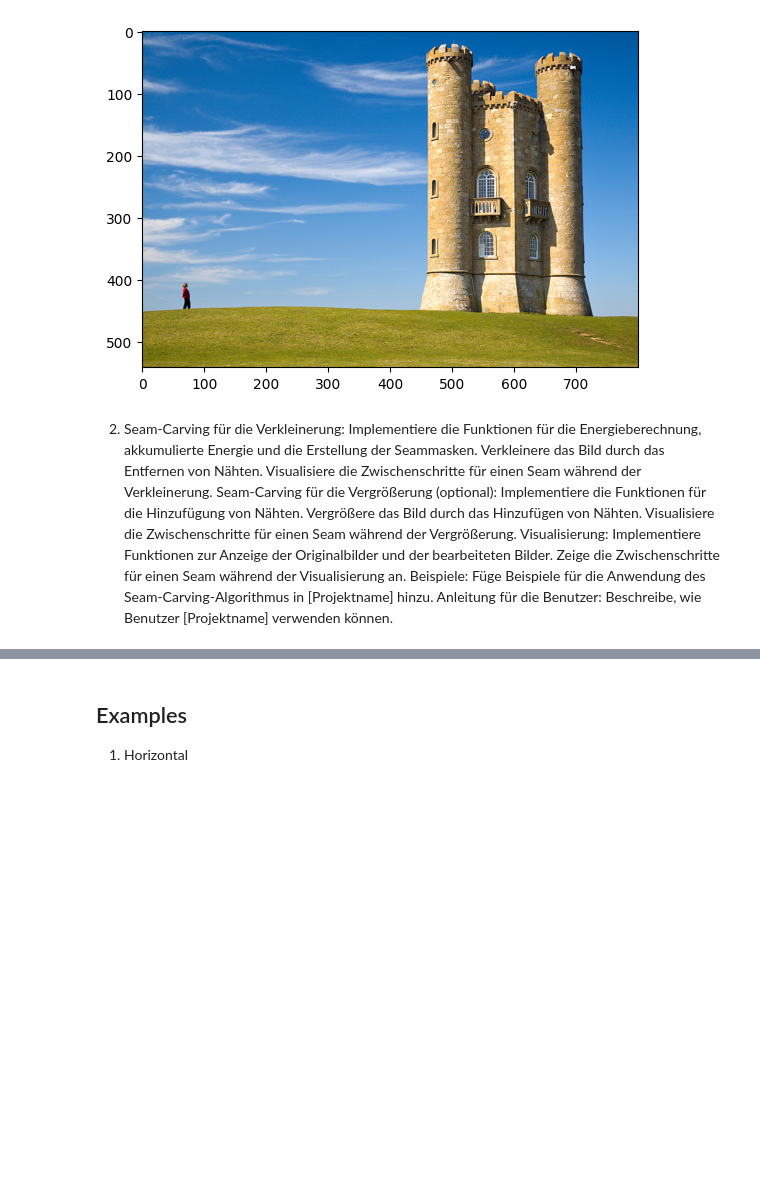
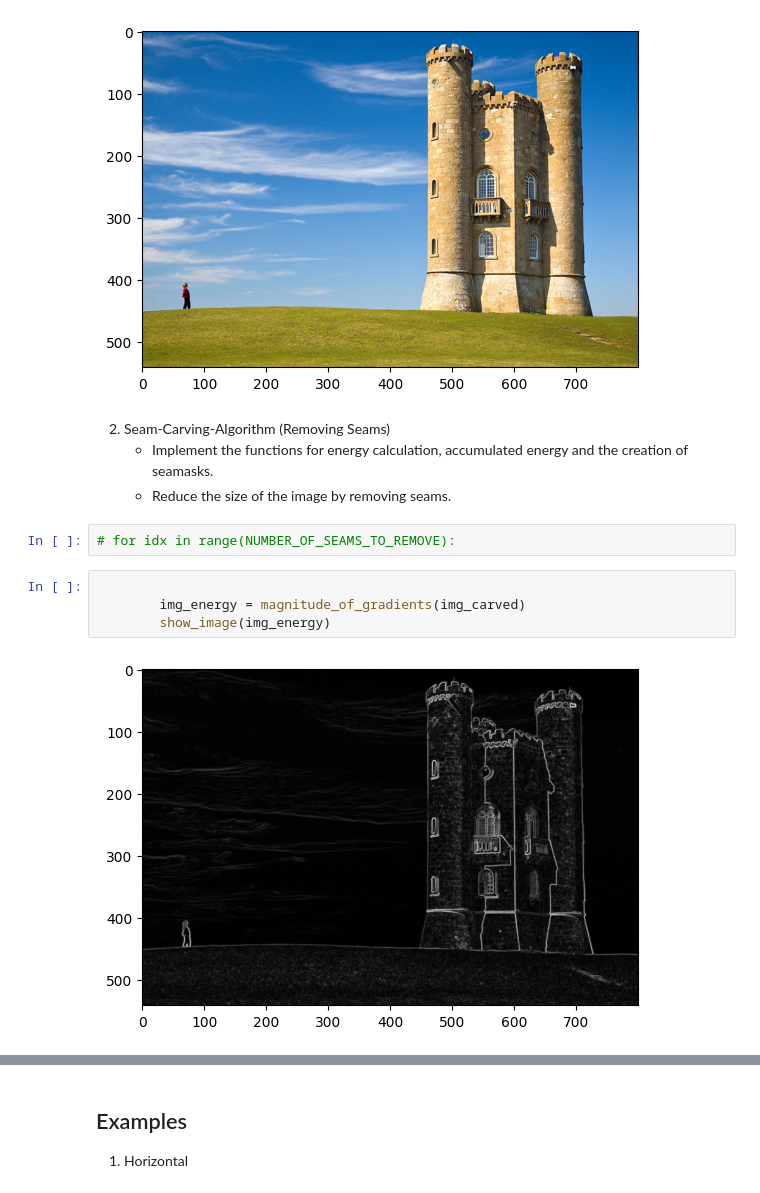
Before and after one commit to royaeskandani/Seam_Carving, a Jupyter notebook: seam_carving.ipynb, the cells around one changed output, grey strips where cells are left out. Drawn from its saved outputs; the diff is of its cells as text; blank space fills up the shorter version.

```diff
--- a/seam_carving.ipynb
+++ b/seam_carving.ipynb
@@ -29,19 +29,15 @@ img_carved: np.ndarray = np.array(img, copy = True)
 show_image(img)
 # %% [output]
 [figure]
-# %% [markdown]
-2. Seam-Carving für die Verkleinerung:
-Implementiere die Funktionen für die Energieberechnung, akkumulierte Energie und die Erstellung der Seammasken.
-Verkleinere das Bild durch das Entfernen von Nähten.
-Visualisiere die Zwischenschritte für einen Seam während der Verkleinerung.
-Seam-Carving für die Vergrößerung (optional):
-Implementiere die Funktionen für die Hinzufügung von Nähten.
-Vergrößere das Bild durch das Hinzufügen von Nähten.
-Visualisiere die Zwischenschritte für einen Seam während der Vergrößerung.
-Visualisierung:
-Implementiere Funktionen zur Anzeige der Originalbilder und der bearbeiteten Bilder.
-Zeige die Zwischenschritte für einen Seam während der Visualisierung an.
-Beispiele:
-Füge Beispiele für die Anwendung des Seam-Carving-Algorithmus in [Projektname] hinzu.
-Anleitung für die Benutzer:
-Beschreibe, wie Benutzer [Projektname] verwenden können.
+# %% [markdown]
+2. Seam-Carving-Algorithm (Removing Seams)
+    - Implement the functions for energy calculation, accumulated energy and the creation of seamasks.
+    - Reduce the size of the image by removing seams.
+# %%
+# for idx in range(NUMBER_OF_SEAMS_TO_REMOVE):
+# %%
+
+        img_energy = magnitude_of_gradients(img_carved)
+        show_image(img_energy)
+# %% [output]
+[figure, added]
```
Also changed, not shown: parts of 7 cells of this notebook, 1 other file.
